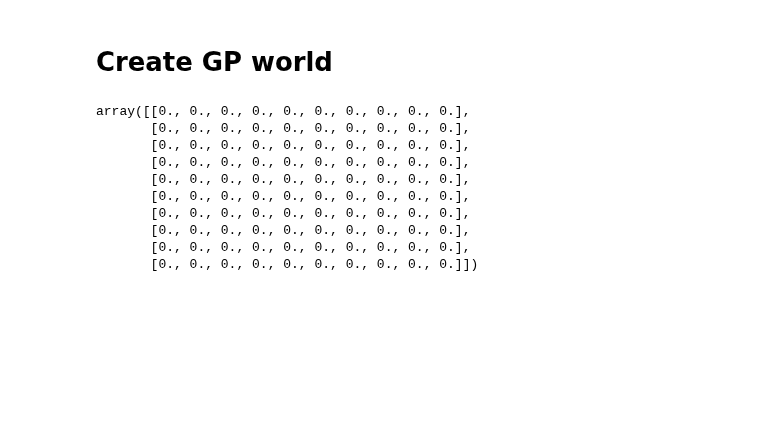
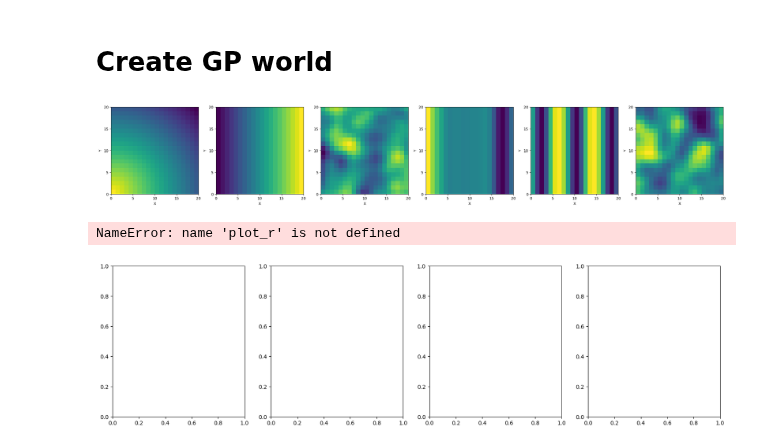
Before and after one commit to tgham/context_exploration, a Jupyter notebook: GP_worlds.ipynb, the cells around one changed output. Cells and saved outputs as stored; diff of their text form; code cells hidden in the pictures; blank space fills up the shorter version.

```diff
--- a/GP_worlds.ipynb
+++ b/GP_worlds.ipynb
@@ -18,20 +19,3 @@ from sklearn.gaussian_process.kernels import RBF, ConstantKernel as C
 from scipy.stats import bernoulli
 # %% [markdown]
 # Create GP world
-# %%
-## initialise city
-world_length = 10
-world = np.zeros((world_length, world_length))
-
-## define a
-# %% [output]
-array([[0., 0., 0., 0., 0., 0., 0., 0., 0., 0.],
-       [0., 0., 0., 0., 0., 0., 0., 0., 0., 0.],
-       [0., 0., 0., 0., 0., 0., 0., 0., 0., 0.],
-       [0., 0., 0., 0., 0., 0., 0., 0., 0., 0.],
-       [0., 0., 0., 0., 0., 0., 0., 0., 0., 0.],
-       [0., 0., 0., 0., 0., 0., 0., 0., 0., 0.],
-       [0., 0., 0., 0., 0., 0., 0., 0., 0., 0.],
-       [0., 0., 0., 0., 0., 0., 0., 0., 0., 0.],
-       [0., 0., 0., 0., 0., 0., 0., 0., 0., 0.],
-       [0., 0., 0., 0., 0., 0., 0., 0., 0., 0.]])
@@ -37,0 +155,57 @@ array([[0., 0., 0., 0., 0., 0., 0., 0., 0., 0.],
+# %%
+## define kernels of interest
+koi = ['linear', 'linear_1D', 'rbf', 'rbf_1D','periodic', ['rbf', 'periodic','+']]
+    #    , ['linear', 'rbf', 'linear', 'rbf']]
+n_koi = len(koi)
+fig, axs = plt.subplots(1, n_koi, figsize=(5*n_koi, 5))
+
+## initialise the GP
+GP = GP_world(20)
+
+## loop through kernel types and sample the GP under each kernel
+for ki, k_type in enumerate(koi):
+    samples = GP.sample(k_type)
+    GP.plot_r(samples, axs[ki])
+# %% [output]
+[figure, added]
+# %%
+## initialise the city
+N = 25
+x = np.arange(0, N)
+y = np.arange(0, N)
+X, Y = np.meshgrid(x, y)
+locations = np.column_stack([X.ravel(), Y.ravel()])
+
+## define kernels of interest
+koi = ['linear', 'linear_1D', 'rbf', 'rbf_1D']
+n_koi = len(koi)
+fig, axs = plt.subplots(1, n_koi, figsize=(5*n_koi, 5))
+sigma_f = 1.0
+length_scale = 2
+
+## use each kernel to compute the covariance matrix for the current city
+kernel = Kernel()
+for ki, kernel_type in enumerate(koi):
+    ax = axs[ki]
+    K = kernel(locations, kernel_type)
+    # K = kernel(locations, 'rbf', sigma_f=sigma_f, length_scale=length_scale)
+
+    # sample from the GP
+    mean = np.zeros(N**2)
+    sampled_rewards = np.random.multivariate_normal(mean, K).reshape(N, N)
+
+    ## visualize the sampled rewards
+    ax =
+
+def plot_r(sampled_rewards, ax):
+    ax.imshow(sampled_rewards, extent=(0, N, 0, N), origin='lower')
+    ax.xticks(np.arange(0, N+1, 5))
+    ax.yticks(np.arange(0, N+1, 5))
+    ax.colorbar(label='Reward')
+    ax.title('Sampled Reward Distribution')
+    ax.xlabel('X')
+    ax.ylabel('Y')
+    return ax
+# %% [output]
+NameError: name 'plot_r' is not defined
+[figure, added]
```
Also changed, not shown: parts of 2 cells of this notebook.
